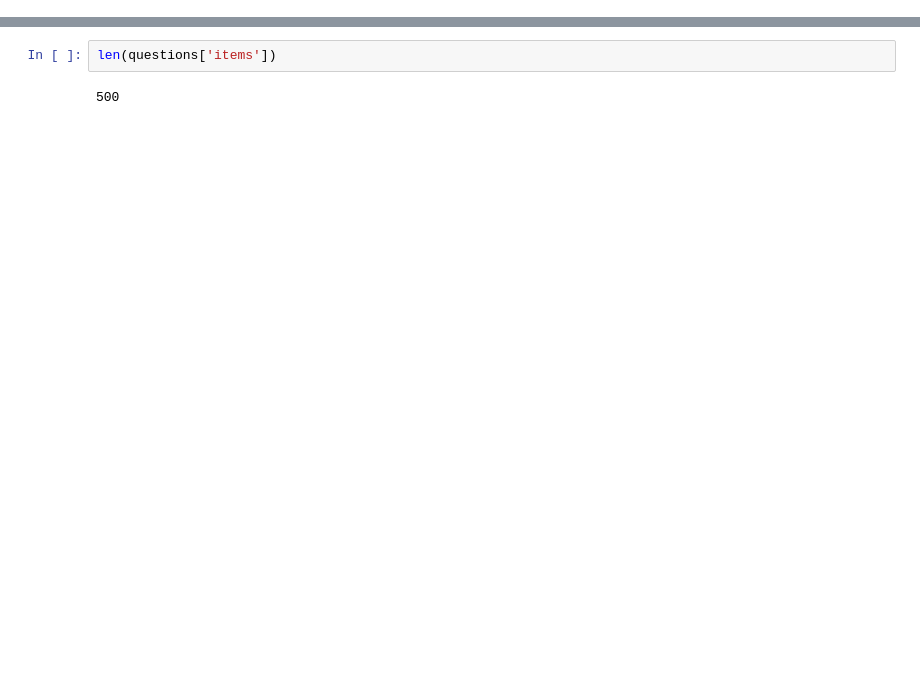
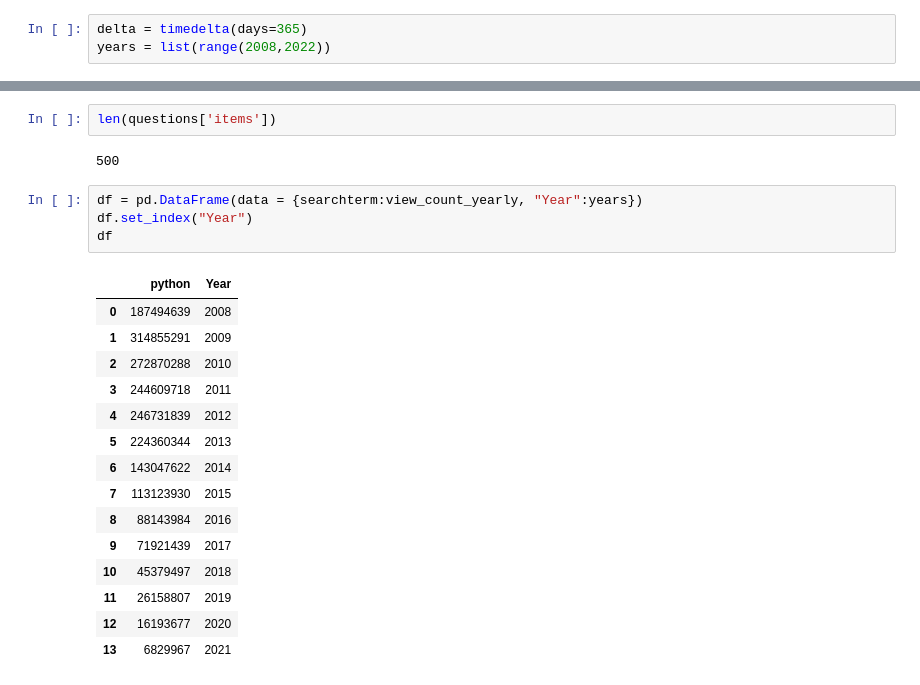
Before and after one commit to peejakhorashadi/tool_trends, a Jupyter notebook: stack_api_trends.ipynb, the cells around one changed output, grey strips where cells are left out. Drawn from its saved outputs; the diff is of its cells as text; blank space fills up the shorter version.

```diff
--- a/stack_api_trends.ipynb
+++ b/stack_api_trends.ipynb
@@ -13,0 +10,3 @@ end_data = start_date + delta
+# %%
+delta = timedelta(days=365)
+years = list(range(2008,2022))
@@ -49,3 +109,23 @@ questions
 len(questions['items'])
 # %% [output]
 500
+# %%
+df = pd.DataFrame(data = {searchterm:view_count_yearly, "Year":years})
+df.set_index("Year")
+df
+# %% [output]
+|  | python | Year |
+| 0 | 187494639 | 2008 |
+| 1 | 314855291 | 2009 |
+| 2 | 272870288 | 2010 |
+| 3 | 244609718 | 2011 |
+| 4 | 246731839 | 2012 |
+| 5 | 224360344 | 2013 |
+| 6 | 143047622 | 2014 |
+| 7 | 113123930 | 2015 |
+| 8 | 88143984 | 2016 |
+| 9 | 71921439 | 2017 |
+| 10 | 45379497 | 2018 |
+| 11 | 26158807 | 2019 |
+| 12 | 16193677 | 2020 |
+| 13 | 6829967 | 2021 |
```
Also changed, not shown: parts of 13 cells of this notebook.
